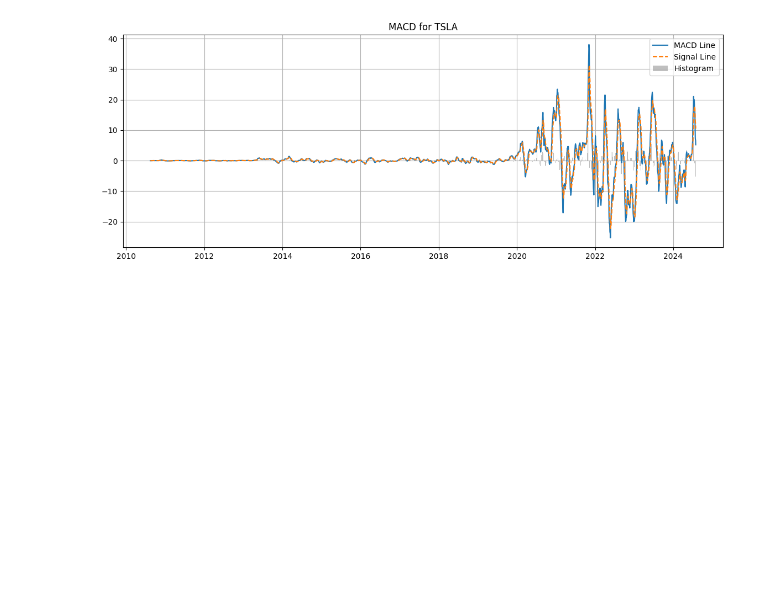
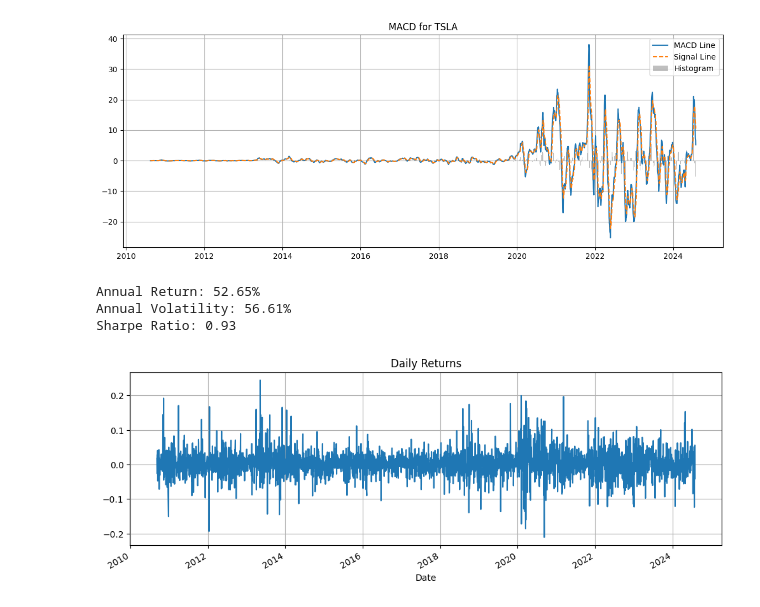
Before and after one commit to Liya-F/financial-news-data-discovery-w1, a Jupyter notebook: notebooks/quantitative-analysis.ipynb, the cells around one changed output. Cells and saved outputs as stored; diff of their text form; code cells hidden in the pictures; blank space fills up the shorter version.

Commit message:
feat: financial metrics and visualization

```diff
--- a/notebooks/quantitative-analysis.ipynb
+++ b/notebooks/quantitative-analysis.ipynb
@@ -72,3 +74,26 @@ plt.grid(True)
 plt.show()
 # %% [output]
 [figure]
+# %%
+# Use 'Adj Close' for return calculation
+df['Daily Return'] = df['Adj Close'].pct_change()
+df.dropna(inplace=True)
+
+# Compute metrics
+annual_return = df['Daily Return'].mean() * 252
+annual_volatility = df['Daily Return'].std() * (252 ** 0.5)
+sharpe_ratio = annual_return / annual_volatility
+
+print(f"Annual Return: {annual_return:.2%}")
+print(f"Annual Volatility: {annual_volatility:.2%}")
+print(f"Sharpe Ratio: {sharpe_ratio:.2f}")
+
+# Plot daily return
+df['Daily Return'].plot(title='Daily Returns', figsize=(12, 4))
+plt.grid()
+plt.show()
+# %% [output]
+Annual Return: 52.65%
+Annual Volatility: 56.61%
+Sharpe Ratio: 0.93
+[figure, added]
```
Also changed, not shown: parts of 1 cell of this notebook.
